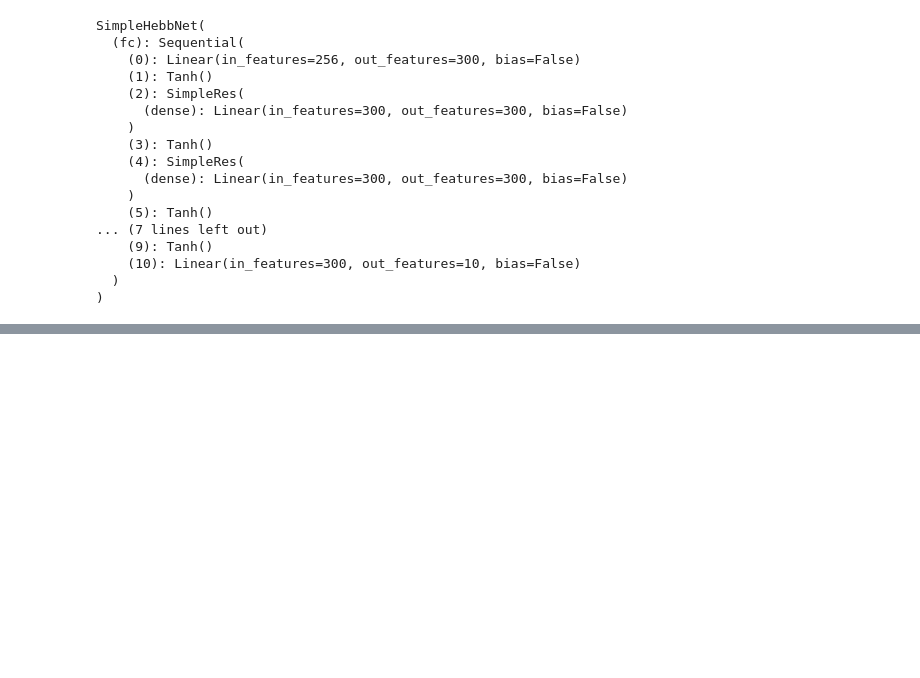
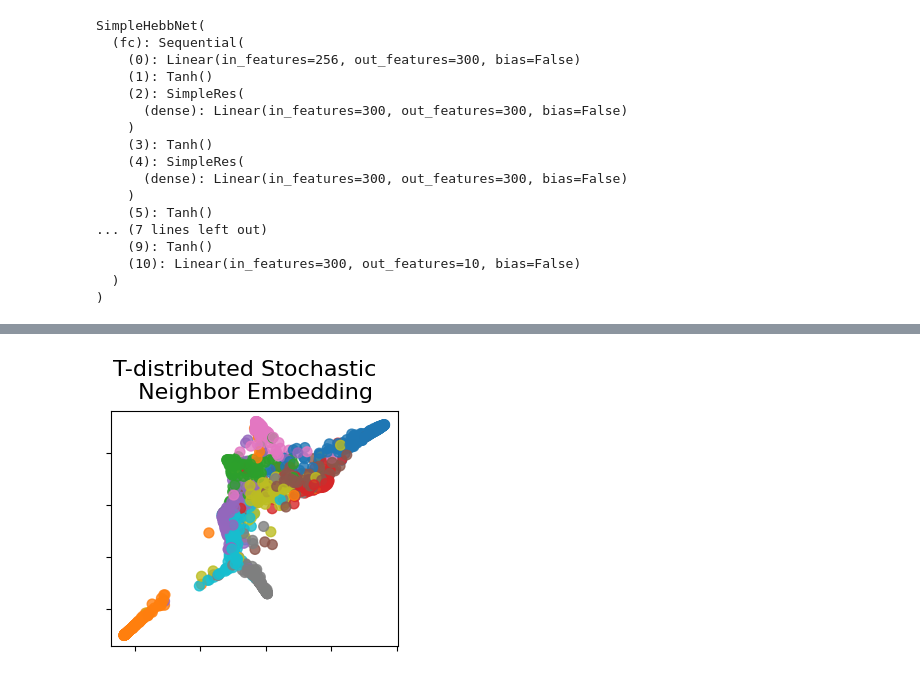
Before and after one commit to AP6YC/DeepART, a Jupyter notebook: notebooks/dlib.ipynb, the cells around one changed output, grey strips where cells are left out. Drawn from its saved outputs; the diff is of its cells as text; code cells hidden in the pictures; blank space fills up the shorter version.

Commit message:
Add tsne

```diff
--- a/notebooks/dlib.ipynb
+++ b/notebooks/dlib.ipynb
@@ -96,0 +99,4 @@ tensor([[-0.0387,  0.0528, -0.0421,  ..., -0.0589, -0.0057,  0.0455],
+# %%
+exp.tsne()
+# %% [output]
+[figure, added]
```
Also changed, not shown: parts of 5 cells of this notebook, 3 other files.
